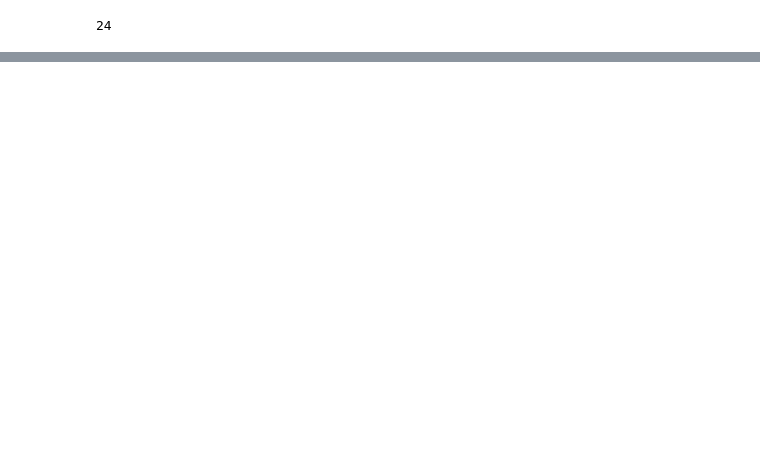
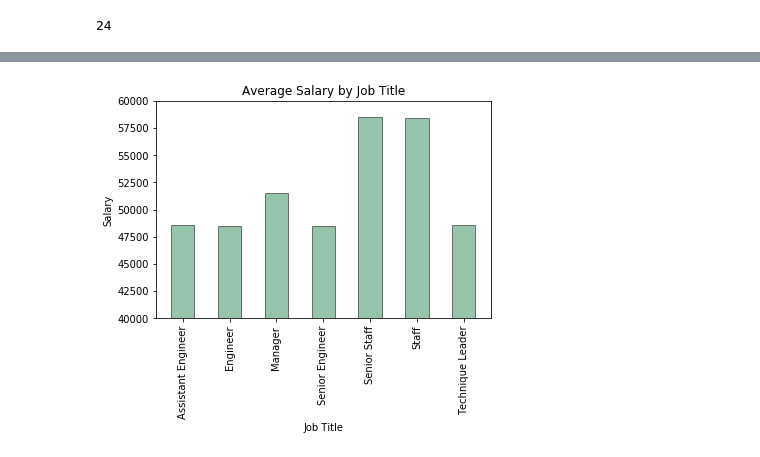
Before and after one commit to madeleine-tenenbaum/sql-challenge, a Jupyter notebook: EmployeeSQL/employees.ipynb, the cells around one changed output, grey strips where cells are left out. Cells and saved outputs as stored; diff of their text form; code cells hidden in the pictures; blank space fills up the shorter version.

```diff
--- a/EmployeeSQL/employees.ipynb
+++ b/EmployeeSQL/employees.ipynb
@@ -72,0 +139,5 @@ dep_mgr_df.emp_no.nunique()
+# %%
+salary_df=salary_df.drop(columns='salary_id')
+# %%
+total_df=salary_df.set_index('emp_no').join(employee_df.set_index('emp_no'))
+total_df.head()
@@ -72,0 +152,3 @@ dep_mgr_df.emp_no.nunique()
+# %%
+total_df=total_df.set_index('emp_title_id').join(title_df.set_index('title_id'))
+total_df.head()
@@ -72,0 +162,4 @@ dep_mgr_df.emp_no.nunique()
+# %%
+average_salary=total_df.groupby("title")["salary"].mean().round(0)
+average_salary_df=pd.DataFrame(average_salary)
+average_salary_df
@@ -72,0 +176,16 @@ dep_mgr_df.emp_no.nunique()
+# %%
+bar2 = plt.bar(average_salary_df.index, average_salary_df.salary, alpha=0.5, ec='black', color='seagreen',width=.5)
+plt.xticks(rotation="vertical")
+
+
+# Set title and labels
+
+plt.title("Average Salary by Job Title")
+plt.xlabel("Job Title")
+plt.ylabel("Salary")
+plt.ylim(40000, 60000)
+
+
+plt.show()
+# %% [output]
+[figure, added]
```
Also changed, not shown: parts of 23 cells of this notebook.
